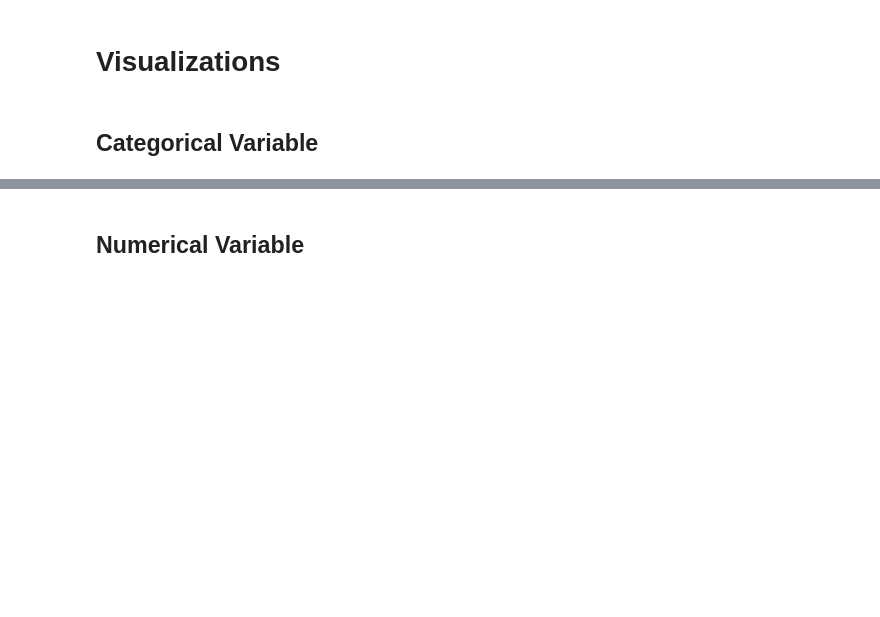
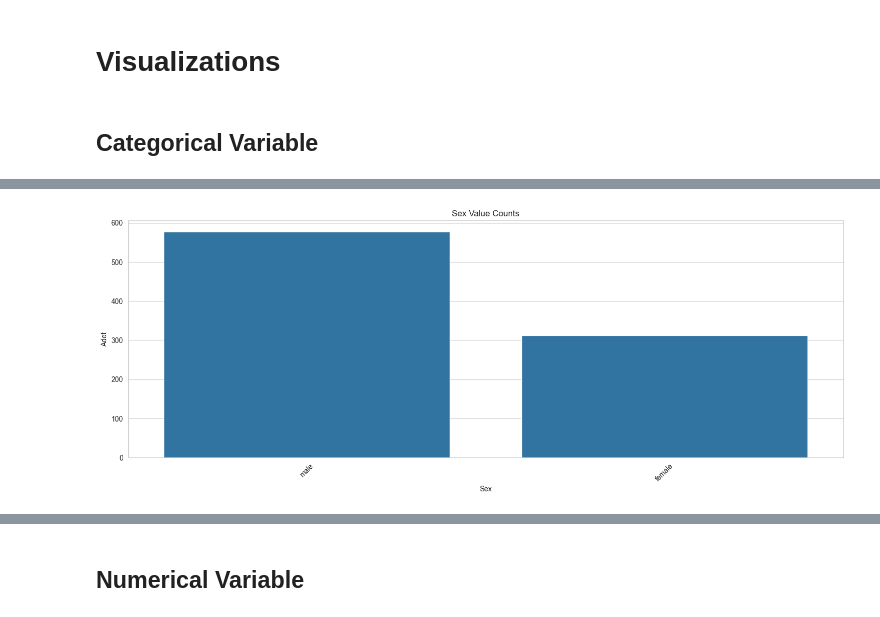
Before and after one commit to osman-tkdmr/kaggle-notebooks, a Jupyter notebook: competitions/Titanic.ipynb, the cells around one changed output, grey strips where cells are left out. Cells and saved outputs as stored; diff of their text form; code cells hidden in the pictures; blank space fills up the shorter version.

Commit message:
use seaborn for visualization

```diff
--- a/competitions/Titanic.ipynb
+++ b/competitions/Titanic.ipynb
@@ -406,31 +651,2 @@ train_data_vis[cat_cols] = train_data[cat_cols].astype("str")
 # %% [markdown]
 ## Categorical Variable
-# %%
-def analyze_categorical_features(train_data, cat_cols, target_feature):
-    figures_dict = {}
-    for feature in cat_cols:
-        value_counts = train_data_vis[feature].value_counts().reset_index()
-        value_counts.columns = [feature, 'Adet']
-        value_counts_fig = px.bar(value_counts, x=feature, y='Adet', title=f'{feature} Değer Sayıları')
-
-        # Cross Table
-        cross_table = pd.crosstab(train_data_vis[feature], train_data_vis[target_feature])
-        cross_table2 = pd.crosstab(train_data_vis[target_feature], train_data_vis[feature])
-
-        # Calculate Percentage
-        cross_table_percent = cross_table.div(cross_table.sum(1), axis=0) * 100
-
-        # Relationship Bar Plot (Counts)
-        relationship_fig_counts = px.bar(cross_table, y=cross_table.index, x=cross_table.columns, title=f'{feature} - {target_feature} İlişkisi (Adet)')
-        relationship_fig_counts.update_layout(yaxis_title=feature)
-
-        # Relationship Bar Plot (Percentages)
-        relationship_fig_percent = px.bar(cross_table_percent, y=cross_table_percent.index, x=cross_table_percent.columns, title=f'{feature} - {target_feature} İlişkisi (Yüzde)')
-        relationship_fig_percent.update_layout(yaxis_title=feature)
-
-        # Store figures in dictionary
-        figures_dict[f'{feature}_value_counts'] = value_counts_fig
-        figures_dict[f'{feature}_{target_feature}_counts'] = relationship_fig_counts
-        figures_dict[f'{feature}_{target_feature}_percentages'] = relationship_fig_percent
-
-    return figures_dict
@@ -436,0 +676,4 @@ def analyze_categorical_features(train_data, cat_cols, target_feature):
+# %%
+cat_figures["Sex_value_counts"]
+# %% [output]
+[figure, added]
```
Also changed, not shown: parts of 58 cells of this notebook.
